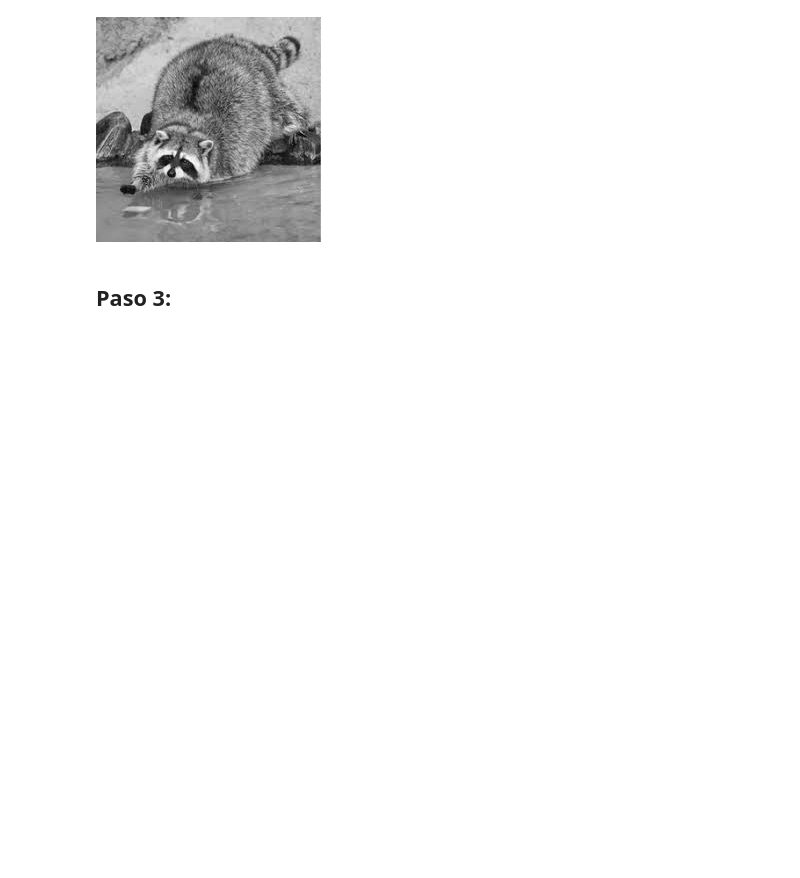
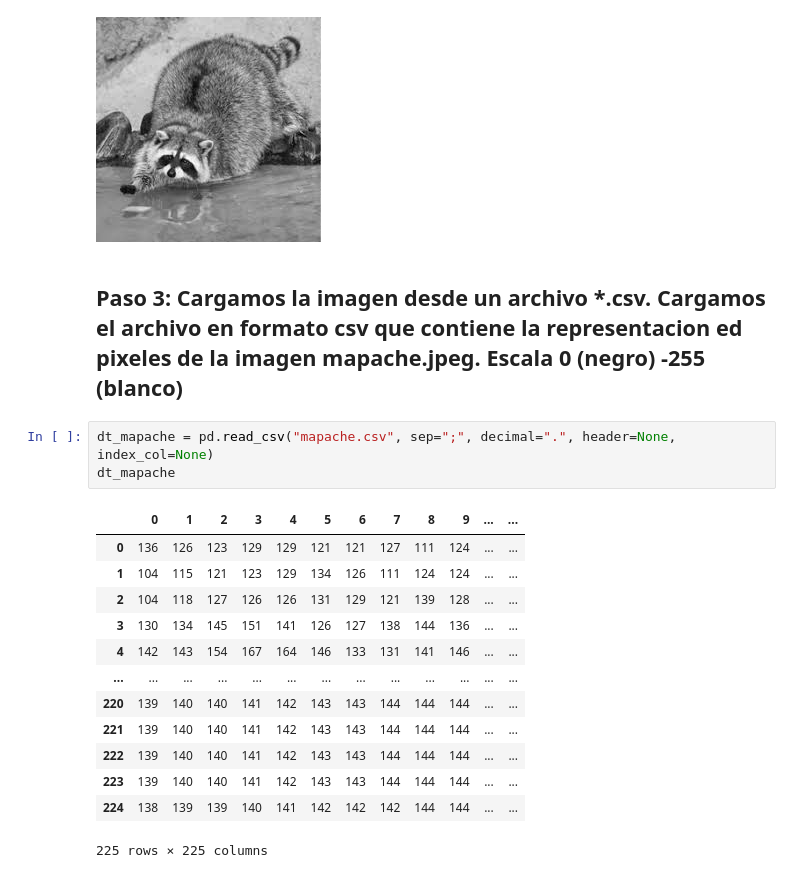
Before and after one commit to RevDev06/Estructura-de-Datos, a Jupyter notebook: Practica 6/EDatos_Imagen.ipynb, the cells around one changed output. Drawn from its saved outputs; the diff is of its cells as text; blank space fills up the shorter version.

```diff
--- a/Practica 6/EDatos_Imagen.ipynb
+++ b/Practica 6/EDatos_Imagen.ipynb
@@ -49,4 +49,21 @@ img
  [138 139 139 ... 120 105 131]]
 [figure]
 # %% [markdown]
-## Paso 3:
+## Paso 3: Cargamos la imagen desde un archivo *.csv. Cargamos el archivo en formato csv que contiene la representacion ed pixeles de la imagen mapache.jpeg. Escala 0 (negro) -255 (blanco)
+# %%
+dt_mapache = pd.read_csv("mapache.csv", sep=";", decimal=".", header=None, index_col=None)
+dt_mapache
+# %% [output]
+|  | 0 | 1 | 2 | 3 | 4 | 5 | 6 | 7 | 8 | 9 | ... | ... |
+| 0 | 136 | 126 | 123 | 129 | 129 | 121 | 121 | 127 | 111 | 124 | ... | ... |
+| 1 | 104 | 115 | 121 | 123 | 129 | 134 | 126 | 111 | 124 | 124 | ... | ... |
+| 2 | 104 | 118 | 127 | 126 | 126 | 131 | 129 | 121 | 139 | 128 | ... | ... |
+| 3 | 130 | 134 | 145 | 151 | 141 | 126 | 127 | 138 | 144 | 136 | ... | ... |
+| 4 | 142 | 143 | 154 | 167 | 164 | 146 | 133 | 131 | 141 | 146 | ... | ... |
+| ... | ... | ... | ... | ... | ... | ... | ... | ... | ... | ... | ... | ... |
+| 220 | 139 | 140 | 140 | 141 | 142 | 143 | 143 | 144 | 144 | 144 | ... | ... |
+| 221 | 139 | 140 | 140 | 141 | 142 | 143 | 143 | 144 | 144 | 144 | ... | ... |
+| 222 | 139 | 140 | 140 | 141 | 142 | 143 | 143 | 144 | 144 | 144 | ... | ... |
+| 223 | 139 | 140 | 140 | 141 | 142 | 143 | 143 | 144 | 144 | 144 | ... | ... |
+| 224 | 138 | 139 | 139 | 140 | 141 | 142 | 142 | 142 | 144 | 144 | ... | ... |
+225 rows × 225 columns
```
Also changed, not shown: parts of 4 cells of this notebook, 1 other file.
